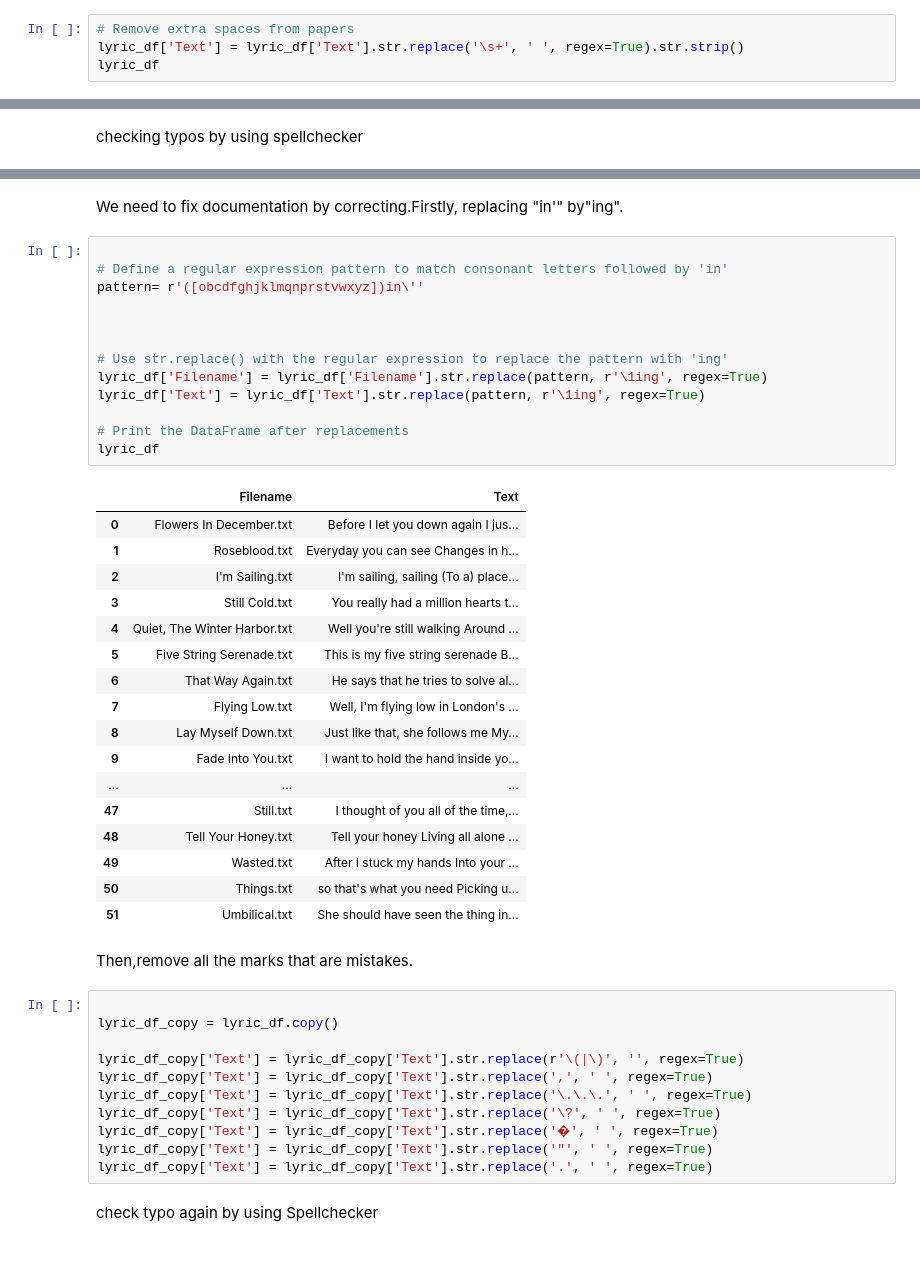
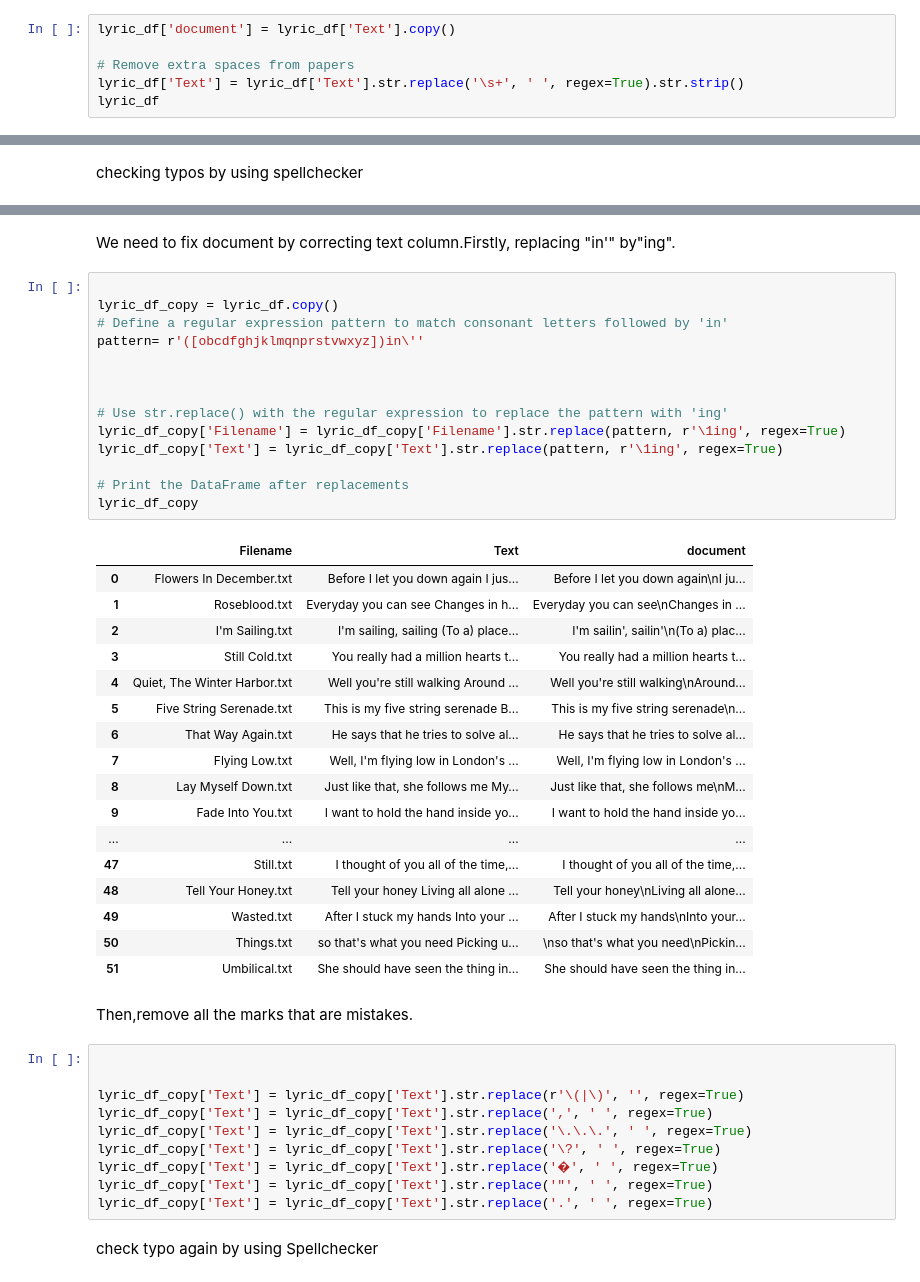
Before and after one commit to lliicassie/Mazzy-Star-Lyrics-Corpus-and-Annotation, a Jupyter notebook: Mazzy Star Lyrics Preprocess and Annotation.ipynb, the cells around one changed output, grey strips where cells are left out. Saved outputs shown, nothing was run; the diff lists cells and outputs as text.

```diff
--- a/Mazzy Star Lyrics Preprocess and Annotation.ipynb
+++ b/Mazzy Star Lyrics Preprocess and Annotation.ipynb
@@ -72,6 +72,8 @@ lyric_df.head()
 # %% [markdown]
 The beginnings of some of the texts may contain extra spaces (indicated by \t or \n). These characters can be replaced by a single space using the str.replace() method.
 # %%
+lyric_df['document'] = lyric_df['Text'].copy()
+
 # Remove extra spaces from papers
 lyric_df['Text'] = lyric_df['Text'].str.replace('\s+', ' ', regex=True).str.strip()
 lyric_df
@@ -132,41 +134,41 @@ typo_df
 # %% [markdown]
-We  need to fix documentation by correcting.Firstly, replacing "in'" by"ing".
+We  need to fix document by correcting text column.Firstly, replacing "in'" by"ing".
 # %%
 
+lyric_df_copy = lyric_df.copy()
 # Define a regular expression pattern to match consonant letters followed by 'in'
 pattern= r'([obcdfghjklmqnprstvwxyz])in\''
 
 
 
 # Use str.replace() with the regular expression to replace the pattern with 'ing'
-lyric_df['Filename'] = lyric_df['Filename'].str.replace(pattern, r'\1ing', regex=True)
-lyric_df['Text'] = lyric_df['Text'].str.replace(pattern, r'\1ing', regex=True)
+lyric_df_copy['Filename'] = lyric_df_copy['Filename'].str.replace(pattern, r'\1ing', regex=True)
+lyric_df_copy['Text'] = lyric_df_copy['Text'].str.replace(pattern, r'\1ing', regex=True)
 
 # Print the DataFrame after replacements
-lyric_df
+lyric_df_copy
 # %% [output]
-|  | Filename | Text |
-| 0 | Flowers In December.txt | Before I let you down again I jus... |
-| 1 | Roseblood.txt | Everyday you can see Changes in h... |
-| 2 | I'm Sailing.txt | I'm sailing, sailing (To a) place... |
-| 3 | Still Cold.txt | You really had a million hearts t... |
-| 4 | Quiet, The Winter Harbor.txt | Well you're still walking Around ... |
-| 5 | Five String Serenade.txt | This is my five string serenade B... |
-| 6 | That Way Again.txt | He says that he tries to solve al... |
-| 7 | Flying Low.txt | Well, I'm flying low in London's ... |
-| 8 | Lay Myself Down.txt | Just like that, she follows me My... |
-| 9 | Fade Into You.txt | I want to hold the hand inside yo... |
-| ... | ... | ... |
-| 47 | Still.txt | I thought of you all of the time,... |
-| 48 | Tell Your Honey.txt | Tell your honey Living all alone ... |
-| 49 | Wasted.txt | After I stuck my hands Into your ... |
-| 50 | Things.txt | so that's what you need Picking u... |
-| 51 | Umbilical.txt | She should have seen the thing in... |
+|  | Filename | Text | document |
+| 0 | Flowers In December.txt | Before I let you down again I jus... | Before I let you down again\nI ju... |
+| 1 | Roseblood.txt | Everyday you can see Changes in h... | Everyday you can see\nChanges in ... |
+| 2 | I'm Sailing.txt | I'm sailing, sailing (To a) place... | I'm sailin', sailin'\n(To a) plac... |
+| 3 | Still Cold.txt | You really had a million hearts t... | You really had a million hearts t... |
+| 4 | Quiet, The Winter Harbor.txt | Well you're still walking Around ... | Well you're still walking\nAround... |
+| 5 | Five String Serenade.txt | This is my five string serenade B... | This is my five string serenade\n... |
+| 6 | That Way Again.txt | He says that he tries to solve al... | He says that he tries to solve al... |
+| 7 | Flying Low.txt | Well, I'm flying low in London's ... | Well, I'm flying low in London's ... |
+| 8 | Lay Myself Down.txt | Just like that, she follows me My... | Just like that, she follows me\nM... |
+| 9 | Fade Into You.txt | I want to hold the hand inside yo... | I want to hold the hand inside yo... |
+| ... | ... | ... | ... |
+| 47 | Still.txt | I thought of you all of the time,... | I thought of you all of the time,... |
+| 48 | Tell Your Honey.txt | Tell your honey Living all alone ... | Tell your honey\nLiving all alone... |
+| 49 | Wasted.txt | After I stuck my hands Into your ... | After I stuck my hands\nInto your... |
+| 50 | Things.txt | so that's what you need Picking u... | \nso that's what you need\nPickin... |
+| 51 | Umbilical.txt | She should have seen the thing in... | She should have seen the thing in... |
 # %% [markdown]
 Then,remove all the marks that are mistakes.
 # %%
 
-lyric_df_copy = lyric_df.copy()
 
 lyric_df_copy['Text'] = lyric_df_copy['Text'].str.replace(r'\(|\)', '', regex=True)
 lyric_df_copy['Text'] = lyric_df_copy['Text'].str.replace(',', ' ', regex=True)
```
Also changed, not shown: parts of 13 cells of this notebook, 2 other files.
